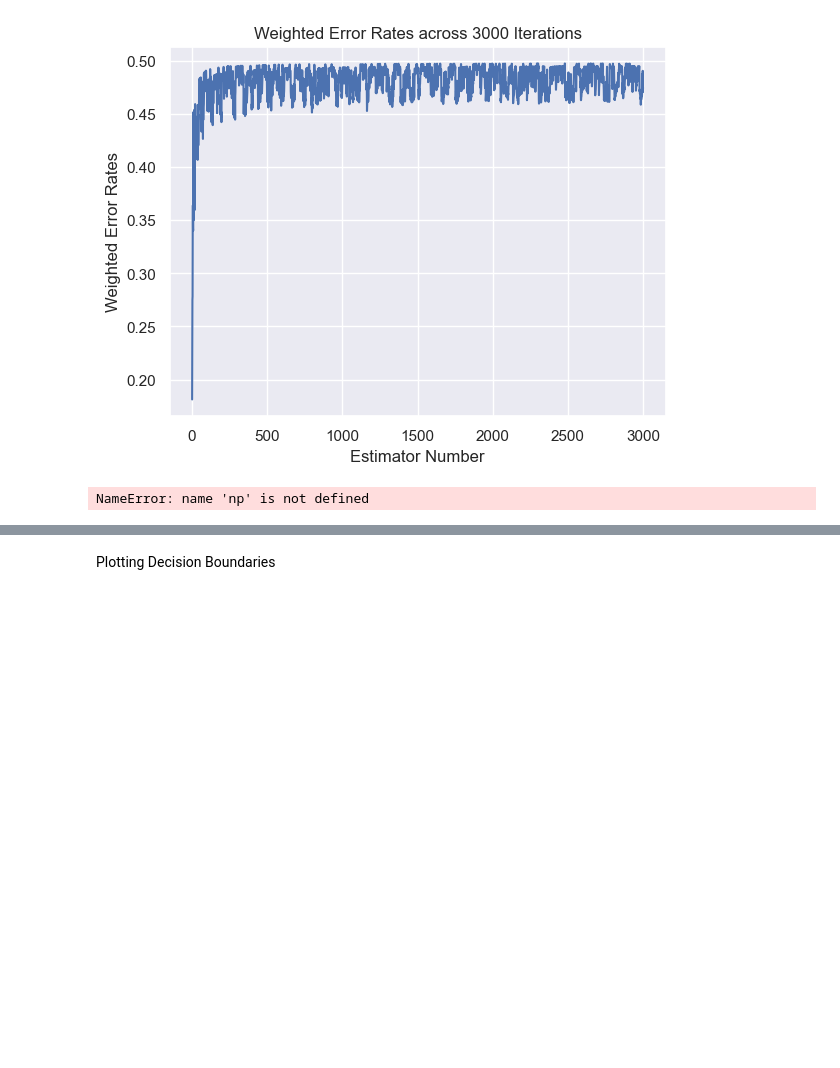
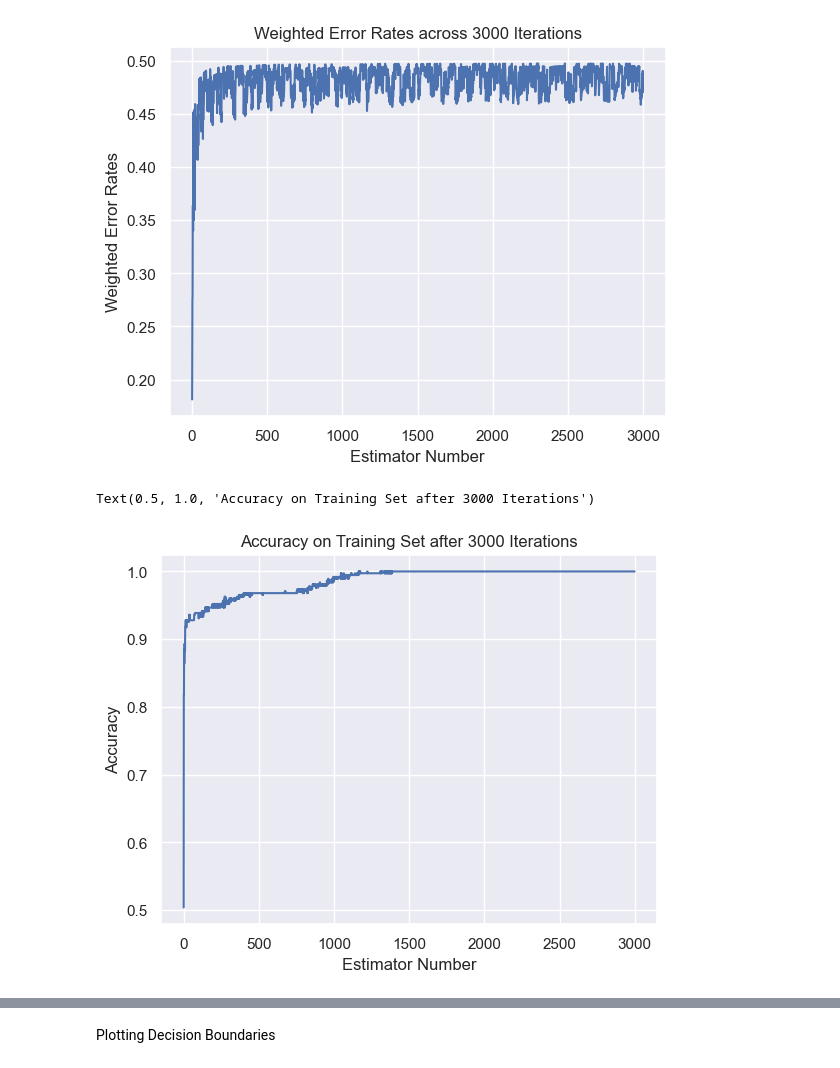
Before and after one commit to bishyboi/IntroToDataScience, a Jupyter notebook: A4/a4.ipynb, the cells around one changed output, grey strips where cells are left out. Drawn from its saved outputs; the diff is of its cells as text; code cells hidden in the pictures; blank space fills up the shorter version.

```diff
--- a/A4/a4.ipynb
+++ b/A4/a4.ipynb
@@ -386,13 +344,14 @@ Text(0.5, 1.0, 'Weighted Error Rates across 3000 Iterations')
 # %%
 x = np.arange(3000)
 scores = 1- train_scores
 
 sns.lineplot(x = x, y = scores)
 plt.xlabel("Estimator Number")
 plt.ylabel("Accuracy")
-plt.title("Accuracy after 3000 Iterations")
+plt.title("Accuracy on Training Set after 3000 Iterations")
 # %% [output]
-NameError: name 'np' is not defined
+Text(0.5, 1.0, 'Accuracy on Training Set after 3000 Iterations')
+[figure, added]
 # %%
 x = np.arange(200)
 
```
Also changed, not shown: parts of 15 cells of this notebook, 2 other files.
